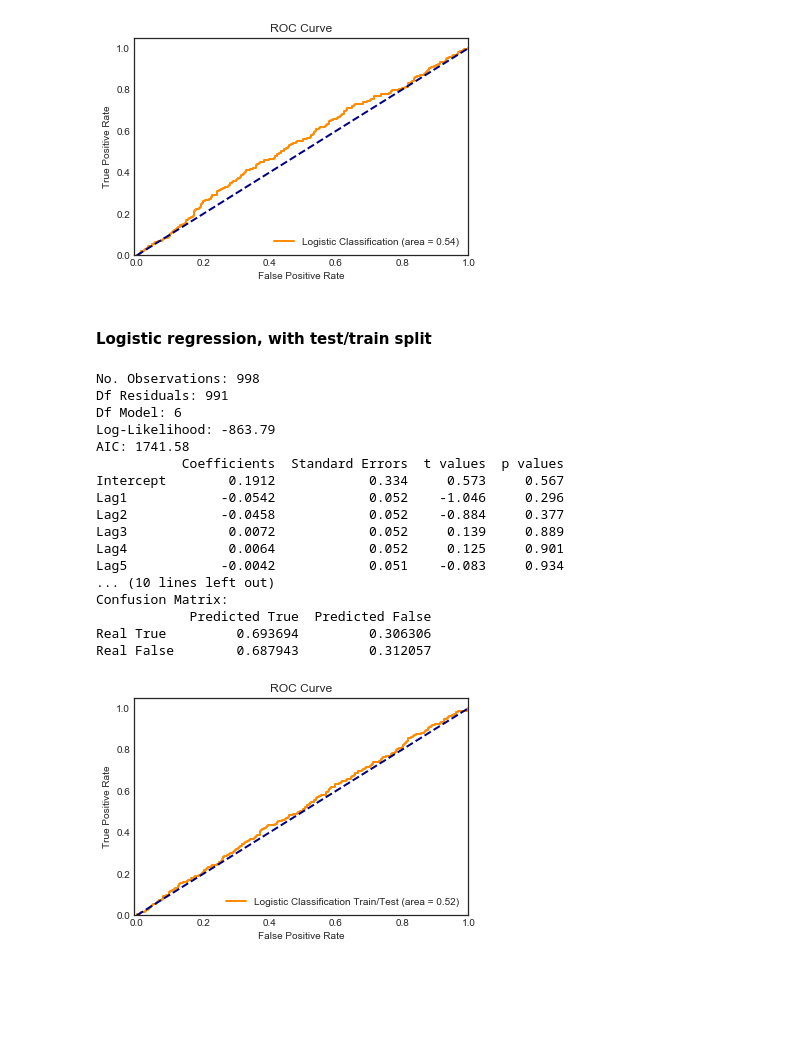
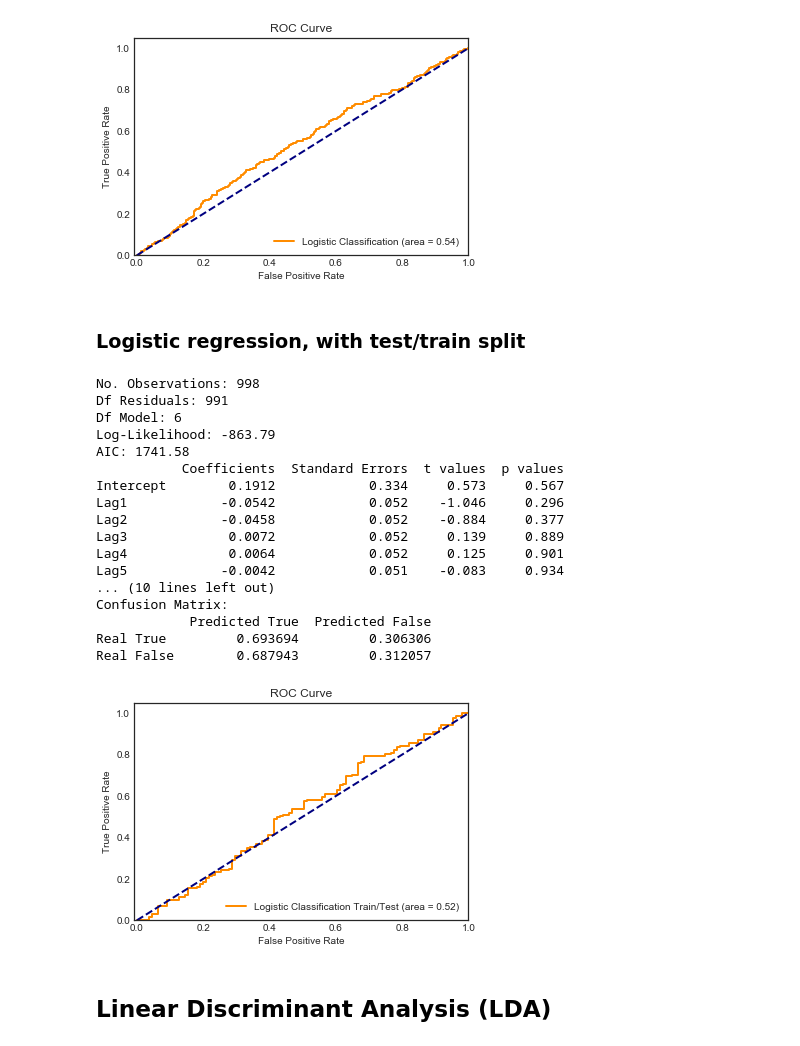
Before and after one commit to pedvide/ISLR_Python, a Jupyter notebook: Chapter4_classification.ipynb, the cells around one changed output. Cells and saved outputs as stored; diff of their text form; code cells hidden in the pictures; blank space fills up the shorter version.

Commit message:
LDA analysis of Smarket data

```diff
--- a/Chapter4_classification.ipynb
+++ b/Chapter4_classification.ipynb
@@ -547,29 +575,31 @@ Real True         0.240864         0.759136
 Real False        0.217593         0.782407
 [figure]
 # %% [markdown]
-#### Logistic regression, with test/train split
+### Logistic regression, with test/train split
 # %%
 logistic_test = skl_lm.LogisticRegression(C=1e10)
 logistic_test.fit(X_train, y_train)
 print_OLS_error_table(logistic_test, X_train, y_train)
 print_classification_statistics(logistic_test, X_test, y_test, labels=['Down', 'Up'])
-plot_ROC(logistic_test, X, y, label='Logistic Classification Train/Test')
+plot_ROC(logistic_test, X_test, y_test, label='Logistic Classification Train/Test')
 # %% [output]
 No. Observations: 998
 Df Residuals: 991
 Df Model: 6
 Log-Likelihood: -863.79
 AIC: 1741.58
            Coefficients  Standard Errors  t values  p values
 Intercept        0.1912            0.334     0.573     0.567
 Lag1            -0.0542            0.052    -1.046     0.296
 Lag2            -0.0458            0.052    -0.884     0.377
 Lag3             0.0072            0.052     0.139     0.889
 Lag4             0.0064            0.052     0.125     0.901
 Lag5            -0.0042            0.051    -0.083     0.934
 ... (10 lines left out)
 Confusion Matrix:
             Predicted True  Predicted False
 Real True         0.693694         0.306306
 Real False        0.687943         0.312057
-[figure, old version]
+[figure, new version]
+# %% [markdown]
+## Linear Discriminant Analysis (LDA)
```
Also changed, not shown: parts of 12 cells of this notebook.
